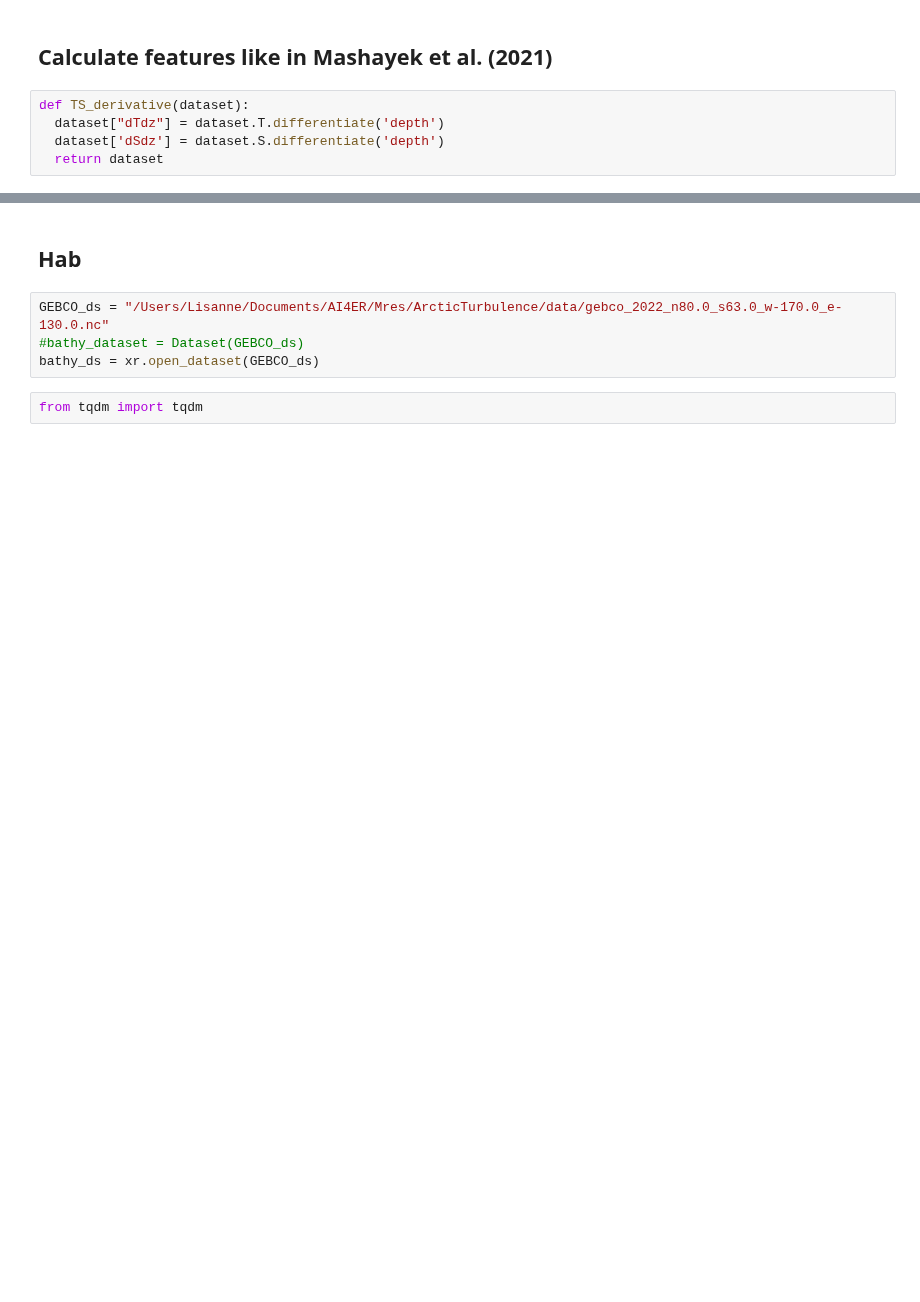
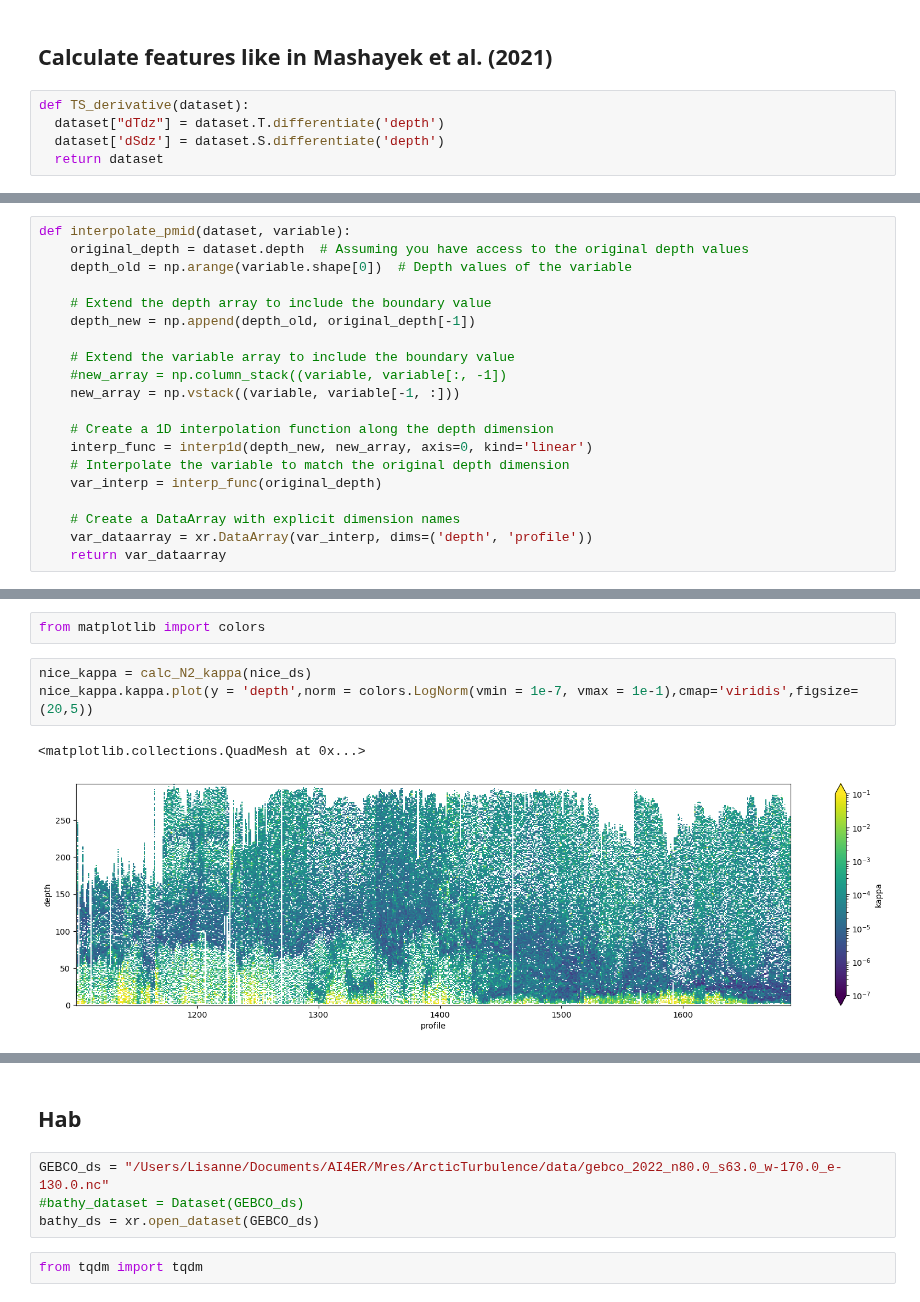
Before and after one commit to lisanneblok/ArcticTurbulence, a Jupyter notebook: data_exploration/load_ds.ipynb, the cells around one changed output, grey strips where cells are left out. Cells and saved outputs as stored; diff of their text form; blank space fills up the shorter version.

Commit message:
hab and kappa works and turned into df

```diff
--- a/data_exploration/load_ds.ipynb
+++ b/data_exploration/load_ds.ipynb
@@ -195,0 +142,20 @@ def TS_derivative(dataset):
+# %%
+def interpolate_pmid(dataset, variable):
+    original_depth = dataset.depth  # Assuming you have access to the original depth values
+    depth_old = np.arange(variable.shape[0])  # Depth values of the variable
+
+    # Extend the depth array to include the boundary value
+    depth_new = np.append(depth_old, original_depth[-1])
+
+    # Extend the variable array to include the boundary value
+    #new_array = np.column_stack((variable, variable[:, -1])
+    new_array = np.vstack((variable, variable[-1, :]))
+
+    # Create a 1D interpolation function along the depth dimension
+    interp_func = interp1d(depth_new, new_array, axis=0, kind='linear')
+    # Interpolate the variable to match the original depth dimension
+    var_interp = interp_func(original_depth)
+
+    # Create a DataArray with explicit dimension names
+    var_dataarray = xr.DataArray(var_interp, dims=('depth', 'profile'))
+    return var_dataarray
@@ -195,0 +218,8 @@ def TS_derivative(dataset):
+# %%
+from matplotlib import colors
+# %%
+nice_kappa = calc_N2_kappa(nice_ds)
+nice_kappa.kappa.plot(y = 'depth',norm = colors.LogNorm(vmin = 1e-7, vmax = 1e-1),cmap='viridis',figsize=(20,5))
+# %% [output]
+<matplotlib.collections.QuadMesh at 0x...>
+[figure, added]
```
Also changed, not shown: parts of 41 cells of this notebook.
